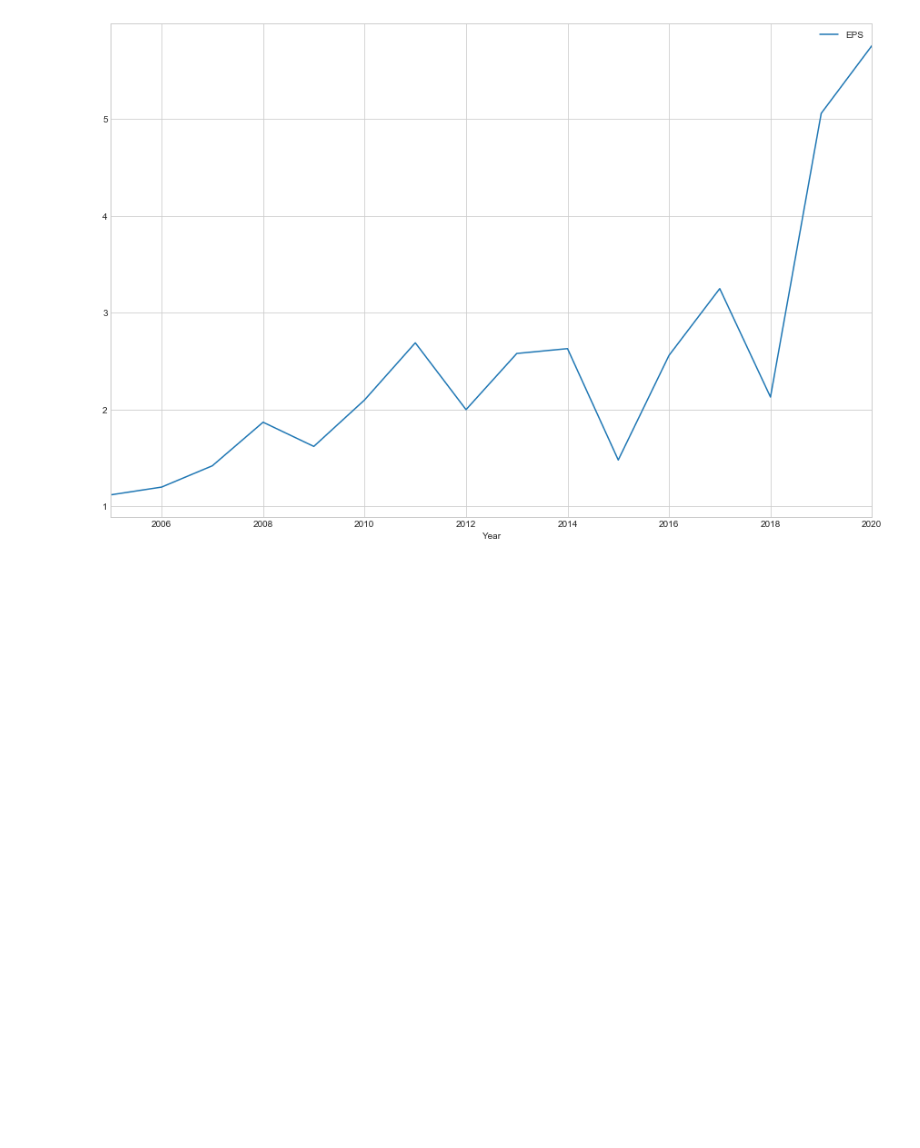
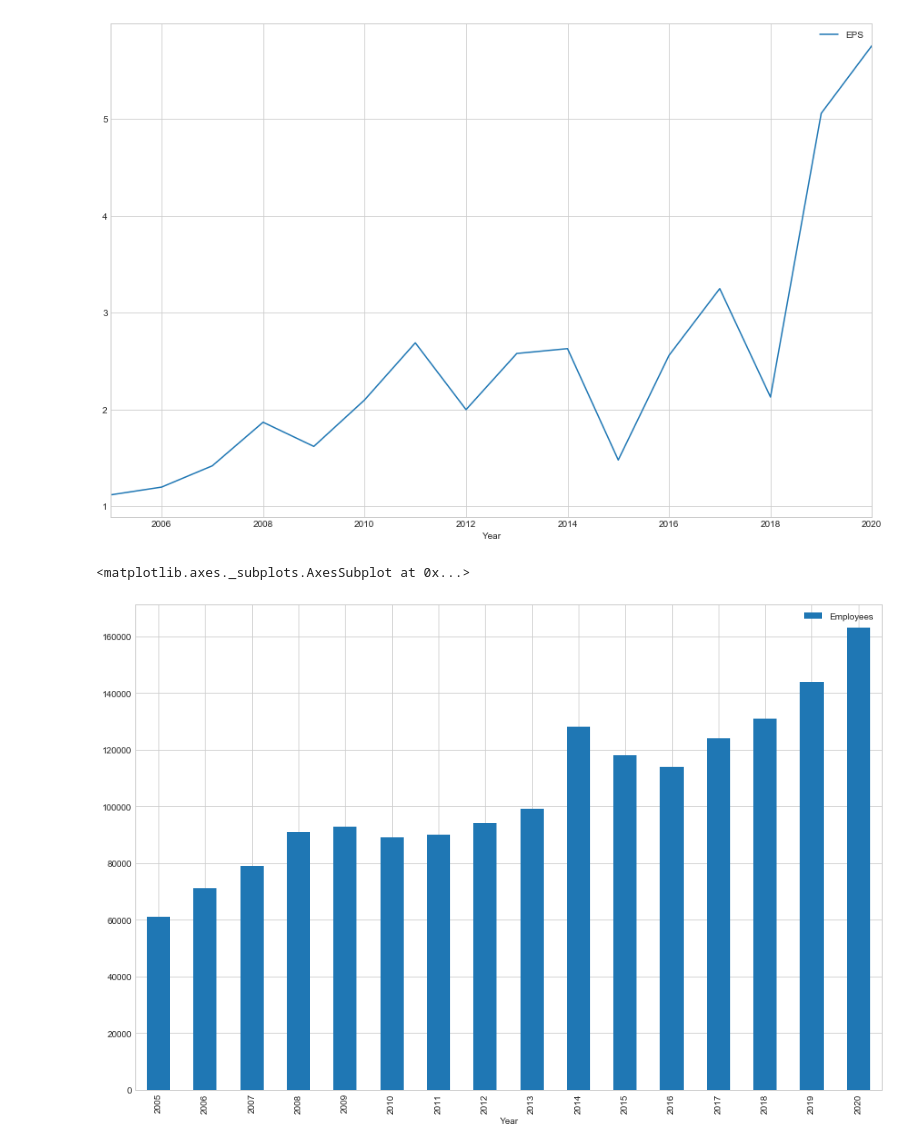
Before and after one commit to doofusdavid/res500-PortfolioProject, a Jupyter notebook: PortfolioProject.ipynb, the cells around one changed output. Drawn from its saved outputs; the diff is of its cells as text; code cells hidden in the pictures; blank space fills up the shorter version.

Commit message:
employees and debt equity ratios updated

```diff
--- a/PortfolioProject.ipynb
+++ b/PortfolioProject.ipynb
@@ -202,3 +206,11 @@ df.plot()
 # %% [output]
 <matplotlib.axes._subplots.AxesSubplot at 0x...>
 [figure]
+# %%
+df = pd.read_csv('employees.csv')
+df=df.sort_values("Year", ascending=1)
+df=df.set_index("Year")
+df.plot.bar()
+# %% [output]
+<matplotlib.axes._subplots.AxesSubplot at 0x...>
+[figure, added]
```
Also changed, not shown: parts of 4 cells of this notebook, 3 other files.
